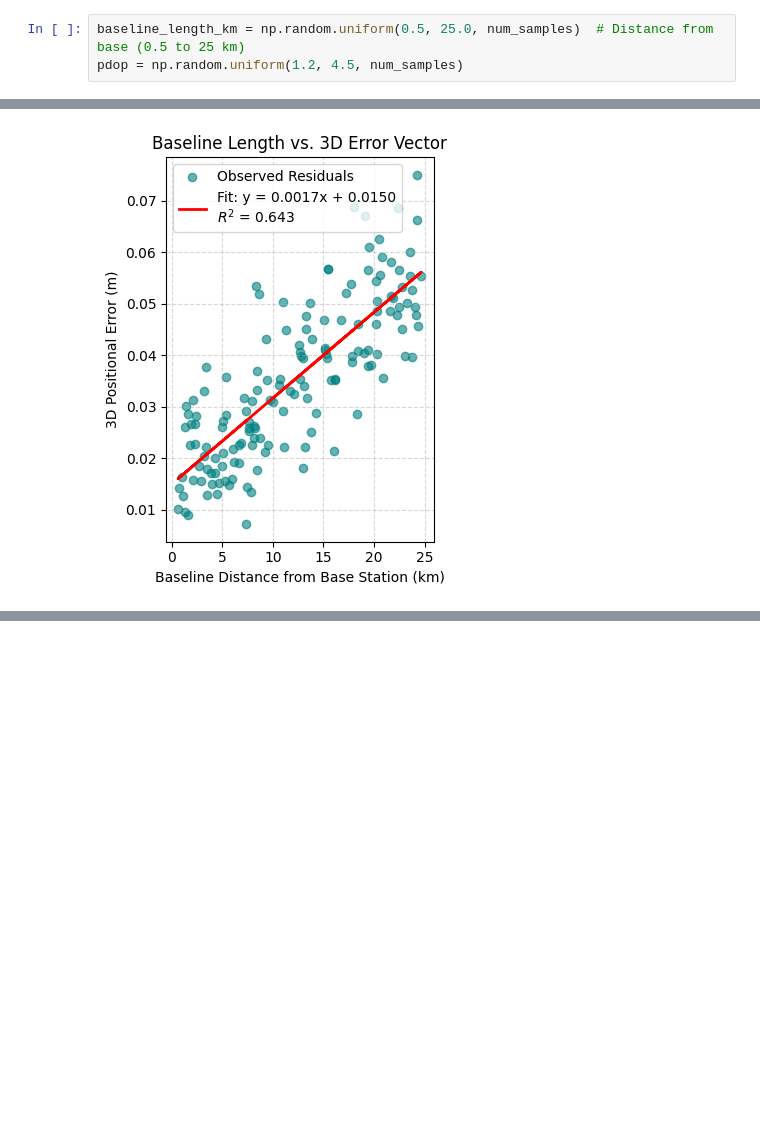
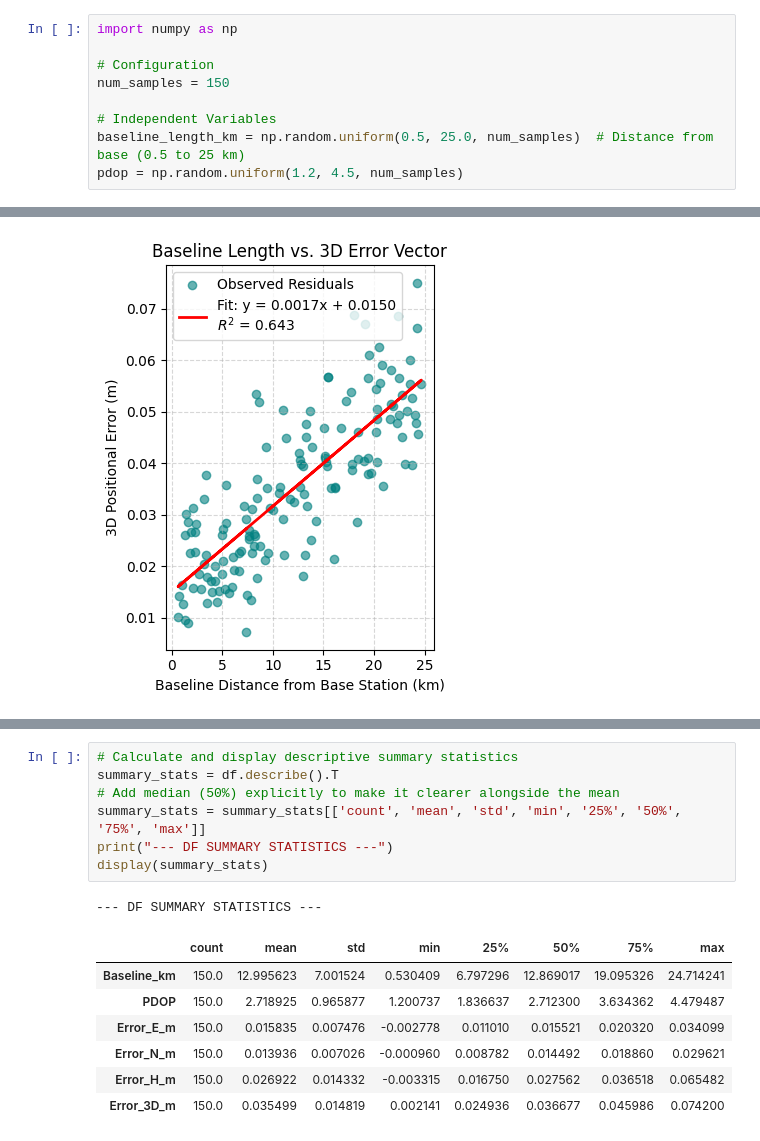
Before and after one commit to stephenwacha743-maker/GEO2102-GROUP2-HOSTEL-ASSIGNMENT, a Jupyter notebook: STATISITICAL_ANALYSIS_COURSEWORK.ipynb, the cells around one changed output, grey strips where cells are left out. Drawn from its saved outputs; the diff is of its cells as text; blank space fills up the shorter version.

```diff
--- a/STATISITICAL_ANALYSIS_COURSEWORK.ipynb
+++ b/STATISITICAL_ANALYSIS_COURSEWORK.ipynb
@@ -11,6 +39,12 @@ np.random.seed(42)
 # %%
 num_samples = 150
 # %%
+import numpy as np
+
+# Configuration
+num_samples = 150
+
+# Independent Variables
 baseline_length_km = np.random.uniform(0.5, 25.0, num_samples)  # Distance from base (0.5 to 25 km)
 pdop = np.random.uniform(1.2, 4.5, num_samples)
 # %%
@@ -336,0 +199,16 @@ plt.show()
+# %%
+# Calculate and display descriptive summary statistics
+summary_stats = df.describe().T
+# Add median (50%) explicitly to make it clearer alongside the mean
+summary_stats = summary_stats[['count', 'mean', 'std', 'min', '25%', '50%', '75%', 'max']]
+print("--- DF SUMMARY STATISTICS ---")
+display(summary_stats)
+# %% [output]
+--- DF SUMMARY STATISTICS ---
+|  | count | mean | std | min | 25% | 50% | 75% | max |
+| Baseline_km | 150.0 | 12.995623 | 7.001524 | 0.530409 | 6.797296 | 12.869017 | 19.095326 | 24.714241 |
+| PDOP | 150.0 | 2.718925 | 0.965877 | 1.200737 | 1.836637 | 2.712300 | 3.634362 | 4.479487 |
+| Error_E_m | 150.0 | 0.015835 | 0.007476 | -0.002778 | 0.011010 | 0.015521 | 0.020320 | 0.034099 |
+| Error_N_m | 150.0 | 0.013936 | 0.007026 | -0.000960 | 0.008782 | 0.014492 | 0.018860 | 0.029621 |
+| Error_H_m | 150.0 | 0.026922 | 0.014332 | -0.003315 | 0.016750 | 0.027562 | 0.036518 | 0.065482 |
+| Error_3D_m | 150.0 | 0.035499 | 0.014819 | 0.002141 | 0.024936 | 0.036677 | 0.045986 | 0.074200 |
```
Also changed, not shown: parts of 32 cells of this notebook.
